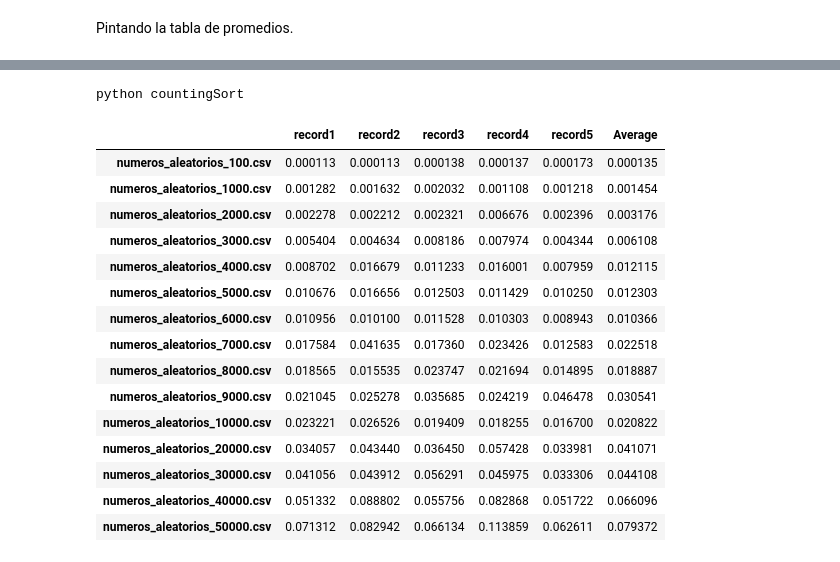
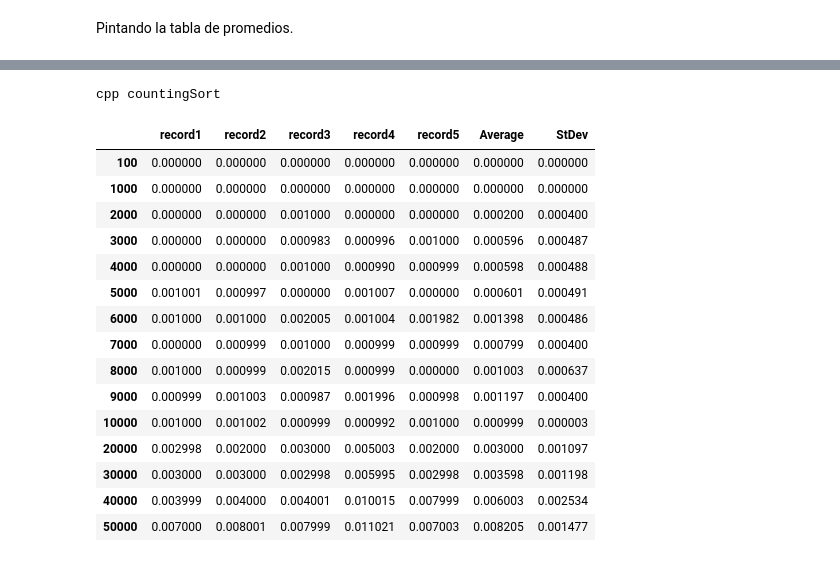
Before and after one commit to eder3232/mcc-dsa-t1, a Jupyter notebook: src/analysis/main.ipynb, the cells around one changed output, grey strips where cells are left out. Drawn from its saved outputs; the diff is of its cells as text; code cells hidden in the pictures.

```diff
--- a/src/analysis/main.ipynb
+++ b/src/analysis/main.ipynb
@@ -193,7 +193,7 @@ plt.show()
 # %% [markdown]
 Pintando la tabla de promedios.
 # %%
-currentLanguage="python"
+currentLanguage="cpp"
 currentAlgorithm=algorithmsList[5]
 
 results={}
@@ -214,4 +214,6 @@ for i in range(1,6):
         # if key == currentDataset:
         #     resultsForDataset[f"record{i}"][key]=results[f"record{i}"][key][currentAlgorithm]
         for d in dataArray:
-            resultsForDataset[f"record{i}"][d]=results[f"record{i}"][d][currentAlgorithm]
+            resultsForDataset[f"record{i}"][d.split('_')[2].split('.')[0]]=results[f"record{i}"][d][currentAlgorithm]
+
+df=pd.DataFrame(resultsForDataset)
@@ -238,28 +220,51 @@ df
 # %%
-averagesToAdd=[]
+averagesToAdd = []
 fileName = f"./average/{currentLanguage}.json"
 with open(fileName) as json_file:
-    data=json.load(json_file)
-    for key,value in data.items():
+    data = json.load(json_file)
+    data = dict(
+        sorted(
+            data.items(),
+            key=lambda x: int(x[0].split("_")[2].split(".")[0]),
+        )
+    )
+    for key, value in data.items():
         averagesToAdd.append(value[currentAlgorithm])
-df.insert(5,"Average",averagesToAdd,True)
-print(currentLanguage+" "+currentAlgorithm)
+df.insert(5, "Average", averagesToAdd, True)
+
+standardDeviationToAdd = []
+fileName = f"./statistics/{currentLanguage}.json"
+with open(fileName) as json_file:
+    data = json.load(json_file)
+    data = dict(
+        sorted(
+            data.items(),
+            key=lambda x: int(x[0].split("_")[2].split(".")[0]),
+        )
+    )
+    for key, value in data.items():
+        standardDeviationToAdd.append(value[currentAlgorithm]["stdev"])
+df.insert(6, "StDev", standardDeviationToAdd, True)
+# agrega (s) a los titulos de las columnas
+pd.options.display.float_format = "{:,.6f}".format
+
+print(currentLanguage + " " + currentAlgorithm)
 df
 # %% [output]
-python countingSort
+cpp countingSort
-|  | record1 | record2 | record3 | record4 | record5 | Average |
-| numeros_aleatorios_100.csv | 0.000113 | 0.000113 | 0.000138 | 0.000137 | 0.000173 | 0.000135 |
-| numeros_aleatorios_1000.csv | 0.001282 | 0.001632 | 0.002032 | 0.001108 | 0.001218 | 0.001454 |
-| numeros_aleatorios_2000.csv | 0.002278 | 0.002212 | 0.002321 | 0.006676 | 0.002396 | 0.003176 |
-| numeros_aleatorios_3000.csv | 0.005404 | 0.004634 | 0.008186 | 0.007974 | 0.004344 | 0.006108 |
-| numeros_aleatorios_4000.csv | 0.008702 | 0.016679 | 0.011233 | 0.016001 | 0.007959 | 0.012115 |
-| numeros_aleatorios_5000.csv | 0.010676 | 0.016656 | 0.012503 | 0.011429 | 0.010250 | 0.012303 |
-| numeros_aleatorios_6000.csv | 0.010956 | 0.010100 | 0.011528 | 0.010303 | 0.008943 | 0.010366 |
-| numeros_aleatorios_7000.csv | 0.017584 | 0.041635 | 0.017360 | 0.023426 | 0.012583 | 0.022518 |
-| numeros_aleatorios_8000.csv | 0.018565 | 0.015535 | 0.023747 | 0.021694 | 0.014895 | 0.018887 |
-| numeros_aleatorios_9000.csv | 0.021045 | 0.025278 | 0.035685 | 0.024219 | 0.046478 | 0.030541 |
-| numeros_aleatorios_10000.csv | 0.023221 | 0.026526 | 0.019409 | 0.018255 | 0.016700 | 0.020822 |
-| numeros_aleatorios_20000.csv | 0.034057 | 0.043440 | 0.036450 | 0.057428 | 0.033981 | 0.041071 |
-| numeros_aleatorios_30000.csv | 0.041056 | 0.043912 | 0.056291 | 0.045975 | 0.033306 | 0.044108 |
-| numeros_aleatorios_40000.csv | 0.051332 | 0.088802 | 0.055756 | 0.082868 | 0.051722 | 0.066096 |
-| numeros_aleatorios_50000.csv | 0.071312 | 0.082942 | 0.066134 | 0.113859 | 0.062611 | 0.079372 |
+|  | record1 | record2 | record3 | record4 | record5 | Average | StDev |
+| 100 | 0.000000 | 0.000000 | 0.000000 | 0.000000 | 0.000000 | 0.000000 | 0.000000 |
+| 1000 | 0.000000 | 0.000000 | 0.000000 | 0.000000 | 0.000000 | 0.000000 | 0.000000 |
+| 2000 | 0.000000 | 0.000000 | 0.001000 | 0.000000 | 0.000000 | 0.000200 | 0.000400 |
+| 3000 | 0.000000 | 0.000000 | 0.000983 | 0.000996 | 0.001000 | 0.000596 | 0.000487 |
+| 4000 | 0.000000 | 0.000000 | 0.001000 | 0.000990 | 0.000999 | 0.000598 | 0.000488 |
+| 5000 | 0.001001 | 0.000997 | 0.000000 | 0.001007 | 0.000000 | 0.000601 | 0.000491 |
+| 6000 | 0.001000 | 0.001000 | 0.002005 | 0.001004 | 0.001982 | 0.001398 | 0.000486 |
+| 7000 | 0.000000 | 0.000999 | 0.001000 | 0.000999 | 0.000999 | 0.000799 | 0.000400 |
+| 8000 | 0.001000 | 0.000999 | 0.002015 | 0.000999 | 0.000000 | 0.001003 | 0.000637 |
+| 9000 | 0.000999 | 0.001003 | 0.000987 | 0.001996 | 0.000998 | 0.001197 | 0.000400 |
+| 10000 | 0.001000 | 0.001002 | 0.000999 | 0.000992 | 0.001000 | 0.000999 | 0.000003 |
+| 20000 | 0.002998 | 0.002000 | 0.003000 | 0.005003 | 0.002000 | 0.003000 | 0.001097 |
+| 30000 | 0.003000 | 0.003000 | 0.002998 | 0.005995 | 0.002998 | 0.003598 | 0.001198 |
+| 40000 | 0.003999 | 0.004000 | 0.004001 | 0.010015 | 0.007999 | 0.006003 | 0.002534 |
+| 50000 | 0.007000 | 0.008001 | 0.007999 | 0.011021 | 0.007003 | 0.008205 | 0.001477 |
```
Also changed, not shown: parts of 1 cell of this notebook.
